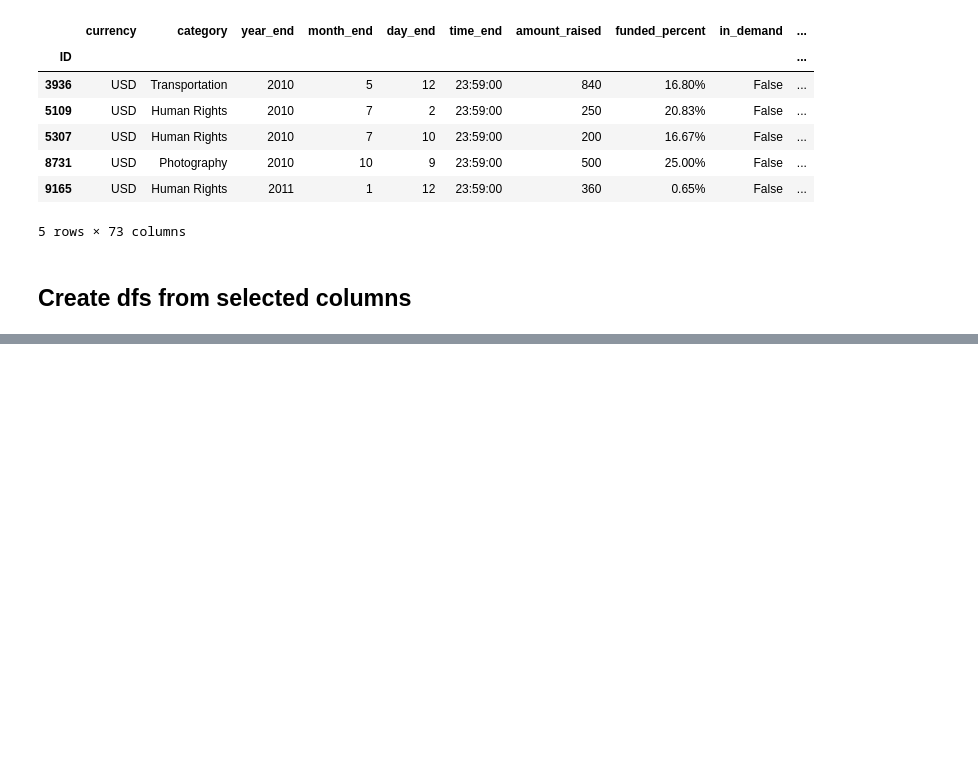
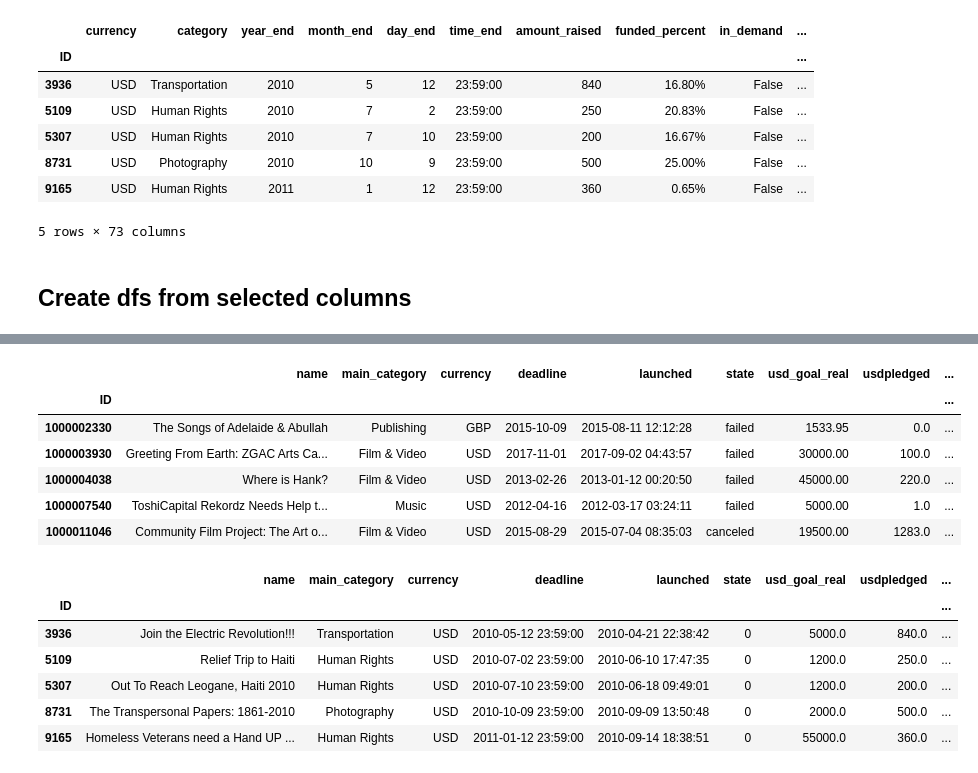
Before and after one commit to Best-Brain-Gang/Crowdfunding_Analysis, a Jupyter notebook: crowdfunding_analyzer.ipynb, the cells around one changed output, grey strips where cells are left out. Drawn from its saved outputs; the diff is of its cells as text; code cells hidden in the pictures; blank space fills up the shorter version.

```diff
--- a/crowdfunding_analyzer.ipynb
+++ b/crowdfunding_analyzer.ipynb
@@ -221,0 +242,28 @@ display(indiegogo_selected_cols_df.head())
+# %%
+# Base column names for reordering
+base_order = ['name', 'main_category', 'currency', 'deadline', 'launched', 'state', 'usd_goal_real', 'usdpledged']
+kickstarter_order = base_order + ['usd_pledged_real', 'country']
+indiegogo_order = base_order + ['funded_percent']
+
+# Reorder each df
+kickstarter_selected_cols_large_recent_df = kickstarter_selected_cols_large_recent_df[kickstarter_order]
+indiegogo_selected_cols_df = indiegogo_selected_cols_df[indiegogo_order]
+
+# Display
+display(kickstarter_selected_cols_large_recent_df.head())
+display(indiegogo_selected_cols_df.head())
+# %% [output]
+|  | name | main_category | currency | deadline | launched | state | usd_goal_real | usdpledged | ... |
+| ID |  |  |  |  |  |  |  |  | ... |
+| 1000002330 | The Songs of Adelaide & Abullah | Publishing | GBP | 2015-10-09 | 2015-08-11 12:12:28 | failed | 1533.95 | 0.0 | ... |
+| 1000003930 | Greeting From Earth: ZGAC Arts Ca... | Film & Video | USD | 2017-11-01 | 2017-09-02 04:43:57 | failed | 30000.00 | 100.0 | ... |
+| 1000004038 | Where is Hank? | Film & Video | USD | 2013-02-26 | 2013-01-12 00:20:50 | failed | 45000.00 | 220.0 | ... |
+| 1000007540 | ToshiCapital Rekordz Needs Help t... | Music | USD | 2012-04-16 | 2012-03-17 03:24:11 | failed | 5000.00 | 1.0 | ... |
+| 1000011046 | Community Film Project: The Art o... | Film & Video | USD | 2015-08-29 | 2015-07-04 08:35:03 | canceled | 19500.00 | 1283.0 | ... |
+|  | name | main_category | currency | deadline | launched | state | usd_goal_real | usdpledged | ... |
+| ID |  |  |  |  |  |  |  |  | ... |
+| 3936 | Join the Electric Revolution!!! | Transportation | USD | 2010-05-12 23:59:00 | 2010-04-21 22:38:42 | 0 | 5000.0 | 840.0 | ... |
+| 5109 | Relief Trip to Haiti | Human Rights | USD | 2010-07-02 23:59:00 | 2010-06-10 17:47:35 | 0 | 1200.0 | 250.0 | ... |
+| 5307 | Out To Reach Leogane, Haiti 2010 | Human Rights | USD | 2010-07-10 23:59:00 | 2010-06-18 09:49:01 | 0 | 1200.0 | 200.0 | ... |
+| 8731 | The Transpersonal Papers: 1861-2010 | Photography | USD | 2010-10-09 23:59:00 | 2010-09-09 13:50:48 | 0 | 2000.0 | 500.0 | ... |
+| 9165 | Homeless Veterans need a Hand UP ... | Human Rights | USD | 2011-01-12 23:59:00 | 2010-09-14 18:38:51 | 0 | 55000.0 | 360.0 | ... |
```
Also changed, not shown: parts of 4 cells of this notebook.
